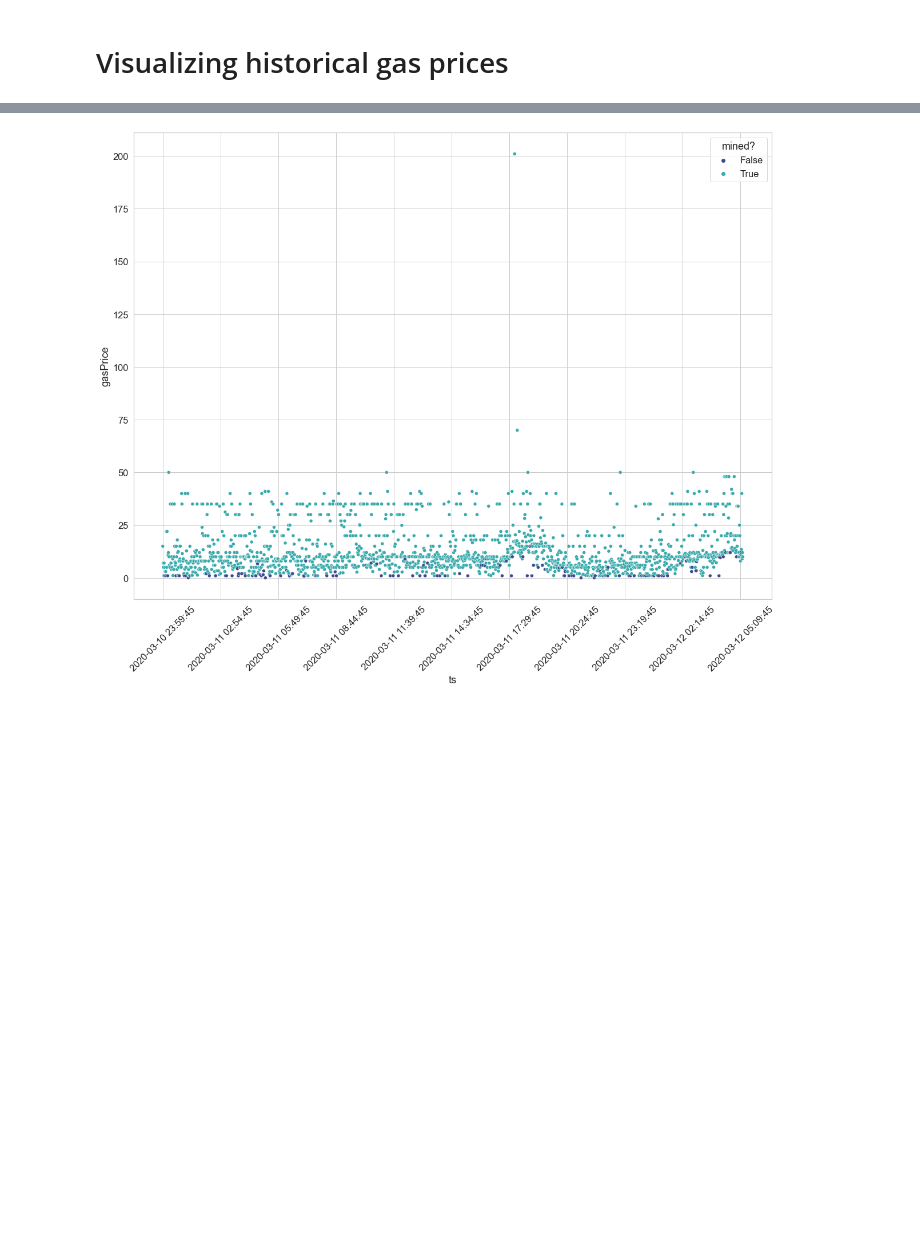
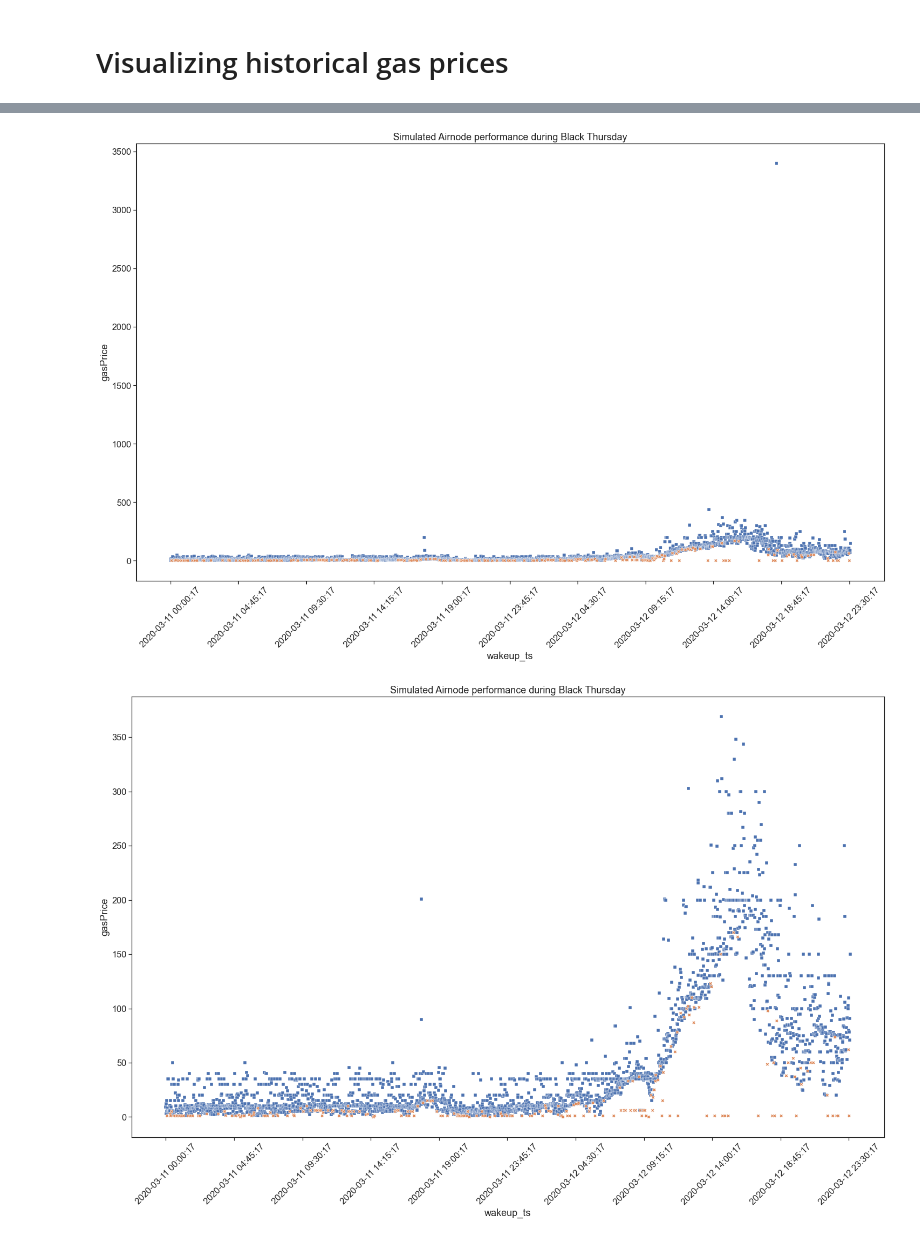
Before and after one commit to sassmilic/historical-gas-prices, a Jupyter notebook: airnode - black thursday sim.ipynb, the cells around one changed output, grey strips where cells are left out. Saved outputs shown, nothing was run; the diff lists cells and outputs as text; code cells hidden in the pictures; blank space fills up the shorter version.

```diff
--- a/airnode - black thursday sim.ipynb
+++ b/airnode - black thursday sim.ipynb
@@ -97,10 +84,16 @@ df2['minute_10'] = df2['minute'].apply(lambda x: x[:-1])
 # drop hour with little data (right before March 11)
 df2 = df2[df2['hour'] != '2020-03-10 23']
 # %%
-_, ax = plt.subplots(1, 1, figsize=(15,5))
+_, ax = plt.subplots(1, 1, figsize=(15,8))
 
 g = sns.lineplot(data=df2, x='hour', y='gasPrice', color=API3_PURPLE)
 
-plt.xticks(rotation=45)
-g.set_title('gas prices per hour');
+hours = list(df2.hour.unique())
+g.set_xticks([hours[i] for i in range(0, len(hours), 12)])
+g.set_xticklabels([hours[i][5:] + ':00' for i in range(0, len(hours), 12)])
+g.set(xlabel='', ylabel='gas price (Gwei)')
+
+#plt.xticks(rotation=45)
+
+g.set_title('Gas prices per hour during Black Thursday (March 12, 2020)');
 # %% [output]
@@ -237,0 +124,6 @@ dtype: float64
+# %%
+###
+### See sim code in: ./_airnode_sim_utils.py
+###
+df_results = _airnode_sim_utils.airnode_sim(df, airnode_wake_up_times)
+df_results
@@ -238,14 +144,32 @@ dtype: float64
 # %%
-sns.set(font_scale=1.5)
-sns.set_style("whitegrid")
+def plot2(df):
+    _, ax = plt.subplots(1, 1, figsize=(25,15))
 
-_, ax = plt.subplots(1, 1, figsize=(20,15))
+    markers = {False: "X", True: "s"}
 
-sns.scatterplot(data=df_results, x="ts", y="gasPrice", hue="mined?", palette="mako", sizes=(20, 200))
+    sns.scatterplot(data=df[df['mined?']],
+                    x="wakeup_ts", y="gasPrice",
+                    palette=["#2ec4b6"],
+                    style="mined?", markers=markers,
+                    legend=False
+    )
 
-n = len(df_results['ts'])
-ticks = [df_results['ts'][i] for i in range(0, n, n // 10)]
-plt.xticks(ticks, [to_date_str(x) for x in ticks]);
-plt.xticks(rotation=45);
+    sns.scatterplot(data=df[~df['mined?']],
+                    x="wakeup_ts", y="gasPrice",
+                    palette=["#e71d36"],
+                    style="mined?", markers=markers,
+                    legend=False
+    )
+
+    n = len(df['wakeup_ts'])
+    ticks = [df['wakeup_ts'][i] for i in range(0, n, n // 10)]
+    plt.xticks(ticks, [to_date_str(x) for x in ticks]);
+    plt.xticks(rotation=45);
+    plt.title('Simulated Airnode performance during Black Thursday')
+
+
+plot2(df_results)
+plot2(df_results[df_results['gasPrice'] < 400])
 # %% [output]
-[figure, old version]
+[figure, new version]
+[figure, added]
```
Also changed, not shown: parts of 28 cells of this notebook, 1 other file.
